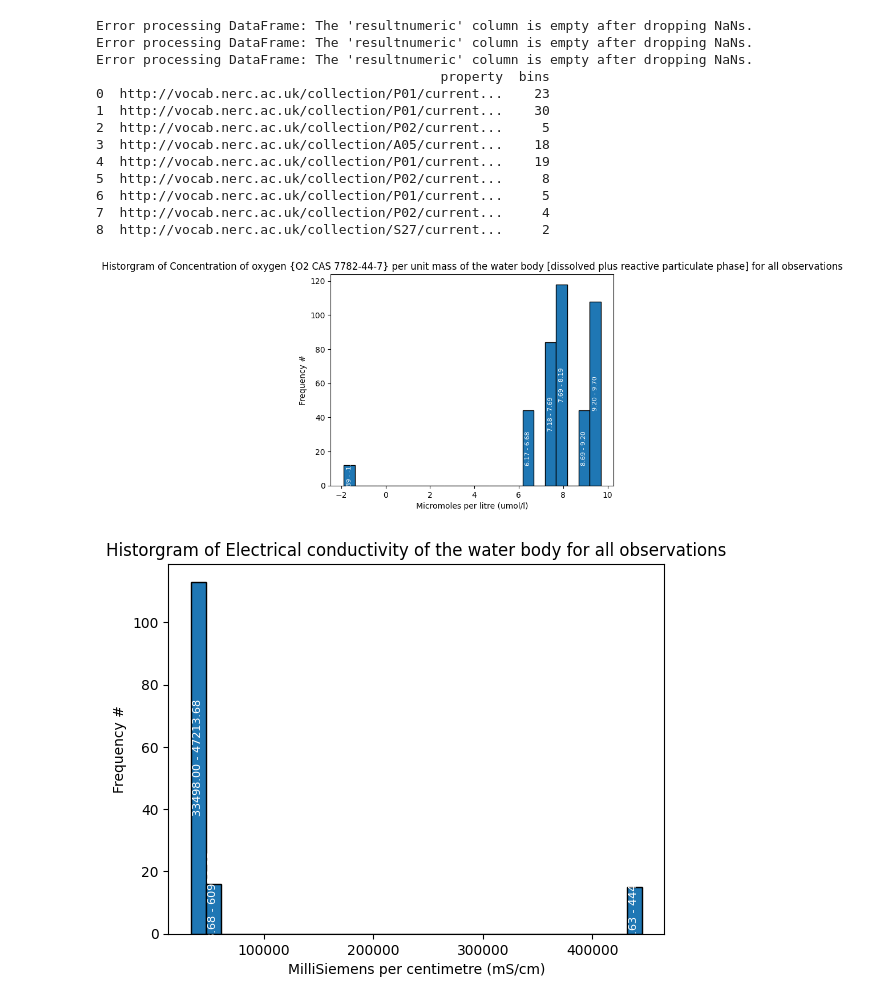
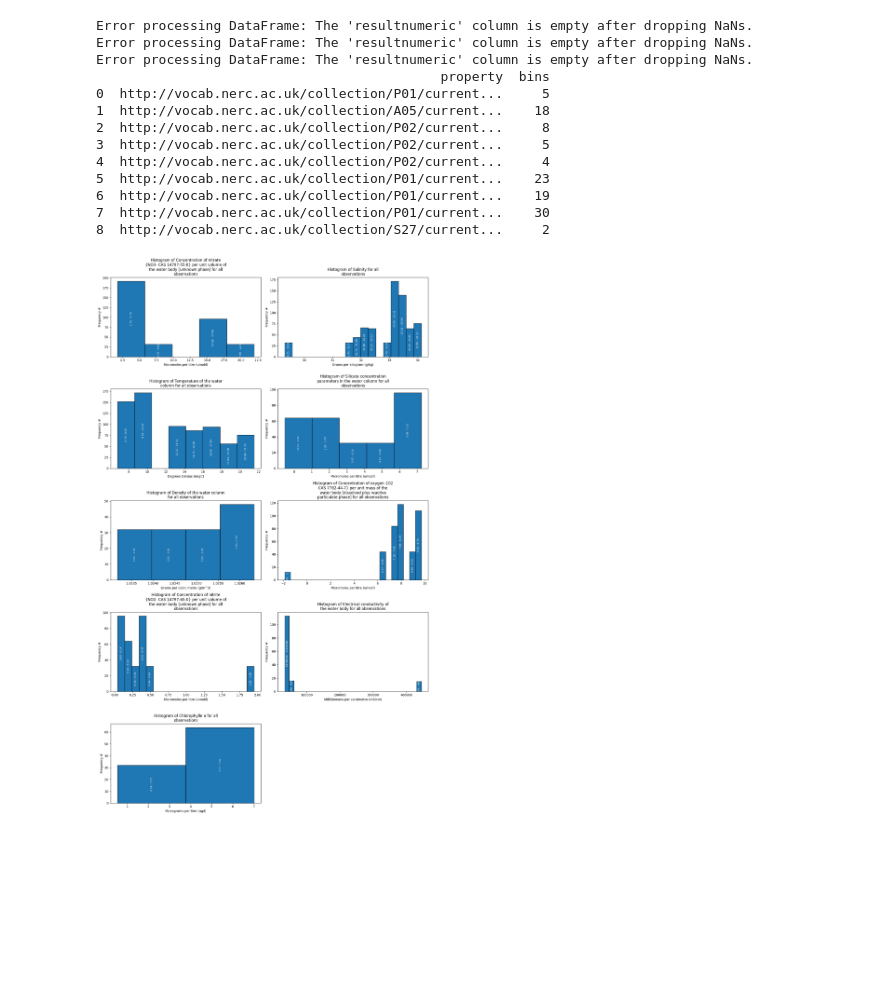
Before and after one commit to cedricdcc/demo_emobon_kgap, a Jupyter notebook: notebooks/emobon_tests.ipynb, the cells around one changed output. Drawn from its saved outputs; the diff is of its cells as text; code cells hidden in the pictures; blank space fills up the shorter version.

```diff
--- a/notebooks/emobon_tests.ipynb
+++ b/notebooks/emobon_tests.ipynb
@@ -48,0 +35,10 @@ diff_columns
+# %%
+df = execute_to_df('column_names.sparql')
+HTML("""
+<style>
+    .dataframe td, .dataframe th {
+        min-width: 500px;
+        word-wrap: break-word;
+    }
+</style>
+""" + df.to_html())
@@ -177,6 +263,7 @@ values_per_property
  [192 rows x 6 columns]]
 # %%
 dataframes = values_per_property
+# Function to calculate the ideal number of bins using the Freedman-Diaconis rule
 # Function to calculate the ideal number of bins using the Freedman-Diaconis rule
 def calculate_bins(data):
     q75, q25 = np.percentile(data.dropna(), [75, 25])
@@ -207,48 +294,66 @@ for df in dataframes:
                 property_bins_list.append({'property': property_value, 'bins': bins})
             else:
                 raise ValueError("The 'property' value does not start with 'http://vocab.nerc.ac.uk/'.")
         else:
             raise ValueError("The 'resultnumeric' column is empty after dropping NaNs.")
     except Exception as e:
         print(f"Error processing DataFrame: {e}")
 
 # Create a new DataFrame from the list
 property_bins_df = pd.DataFrame(property_bins_list)
 
 # Print the new DataFrame
 print(property_bins_df)
 
-# iterate over the property_bins_df Dataframe and find the dataframe in dataframes for which the property matches the property in the property_bins_df Dataframe
-# then create a histogram for the 'resultnumeric' column with the number of bins specified in the 'bins' column
+# Calculate the number of rows and columns for the subplots
+num_plots = len(property_bins_df)
+num_cols = 2
+num_rows = (num_plots + num_cols - 1) // num_cols
+
+# Create subplots
+fig, axes = plt.subplots(num_rows, num_cols, figsize=(15, num_rows * 5))
+axes = axes.flatten()
+
+# Iterate over the property_bins_df DataFrame and plot each histogram in a subplot
 for index, row in property_bins_df.iterrows():
     for df in dataframes:
         if not df.empty and df['property'].iloc[0] == row['property']:
+            ax = axes[index]
             counts, bin_edges = np.histogram(df['resultnumeric'].dropna(), bins=row['bins'])
-            plt.hist(df['resultnumeric'].dropna(), bins=row['bins'], edgecolor='black')
-            plt.title(f"Historgram of {df['propertylabel'].iloc[0]} for all observations")
-            plt.xlabel(f"{df['unitlabel'].iloc[0]} ({df['unitaltlabel'].iloc[0]})")
-            plt.ylabel('Frequency #')
+            ax.hist(df['resultnumeric'].dropna(), bins=row['bins'], edgecolor='black')
+
+            # Wrap the title text
+            title_text = f"Histogram of {df['propertylabel'].iloc[0]} for all observations"
+            wrapped_title = "\n".join(textwrap.wrap(title_text, width=40))
+            ax.set_title(wrapped_title)
+
+            ax.set_xlabel(f"{df['unitlabel'].iloc[0]} ({df['unitaltlabel'].iloc[0]})")
+            ax.set_ylabel('Frequency #')
 
             # Calculate and add the range per bin as labels
             for count, edge in zip(counts, bin_edges[:-1]):
                 if count > 0:  # Only add label if the frequency is greater than 0
                     bin_range = f"{edge:.2f} - {edge + (bin_edges[1] - bin_edges[0]):.2f}"
-                    plt.text(edge + (bin_edges[1] - bin_edges[0]) / 2, count / 2, bin_range, ha='center', va='center', rotation=90, color='white', fontsize=8)
+                    ax.text(edge + (bin_edges[1] - bin_edges[0]) / 2, count / 2, bin_range, ha='center', va='center', rotation=90, color='white', fontsize=8)
 
-            plt.show()
+# Remove any unused subplots
+for i in range(num_plots, len(axes)):
+    fig.delaxes(axes[i])
+
+plt.tight_layout()
+plt.show()
 # %% [output]
 Error processing DataFrame: The 'resultnumeric' column is empty after dropping NaNs.
 Error processing DataFrame: The 'resultnumeric' column is empty after dropping NaNs.
 Error processing DataFrame: The 'resultnumeric' column is empty after dropping NaNs.
                                             property  bins
-0  http://vocab.nerc.ac.uk/collection/P01/current...    23
-1  http://vocab.nerc.ac.uk/collection/P01/current...    30
-2  http://vocab.nerc.ac.uk/collection/P02/current...     5
-3  http://vocab.nerc.ac.uk/collection/A05/current...    18
-4  http://vocab.nerc.ac.uk/collection/P01/current...    19
-5  http://vocab.nerc.ac.uk/collection/P02/current...     8
-6  http://vocab.nerc.ac.uk/collection/P01/current...     5
-7  http://vocab.nerc.ac.uk/collection/P02/current...     4
+0  http://vocab.nerc.ac.uk/collection/P01/current...     5
+1  http://vocab.nerc.ac.uk/collection/A05/current...    18
+2  http://vocab.nerc.ac.uk/collection/P02/current...     8
+3  http://vocab.nerc.ac.uk/collection/P02/current...     5
+4  http://vocab.nerc.ac.uk/collection/P02/current...     4
+5  http://vocab.nerc.ac.uk/collection/P01/current...    23
+6  http://vocab.nerc.ac.uk/collection/P01/current...    19
+7  http://vocab.nerc.ac.uk/collection/P01/current...    30
 8  http://vocab.nerc.ac.uk/collection/S27/current...     2
-[figure, old version]
+[figure, new version]
-[figure, removed]
```
Also changed, not shown: parts of 21 cells of this notebook, 3 other files.
